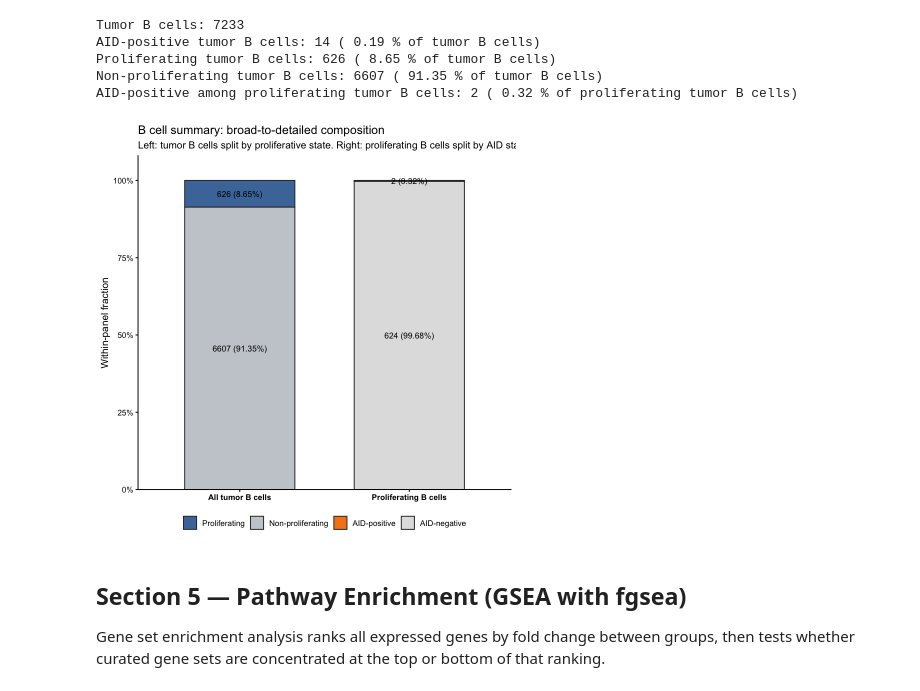
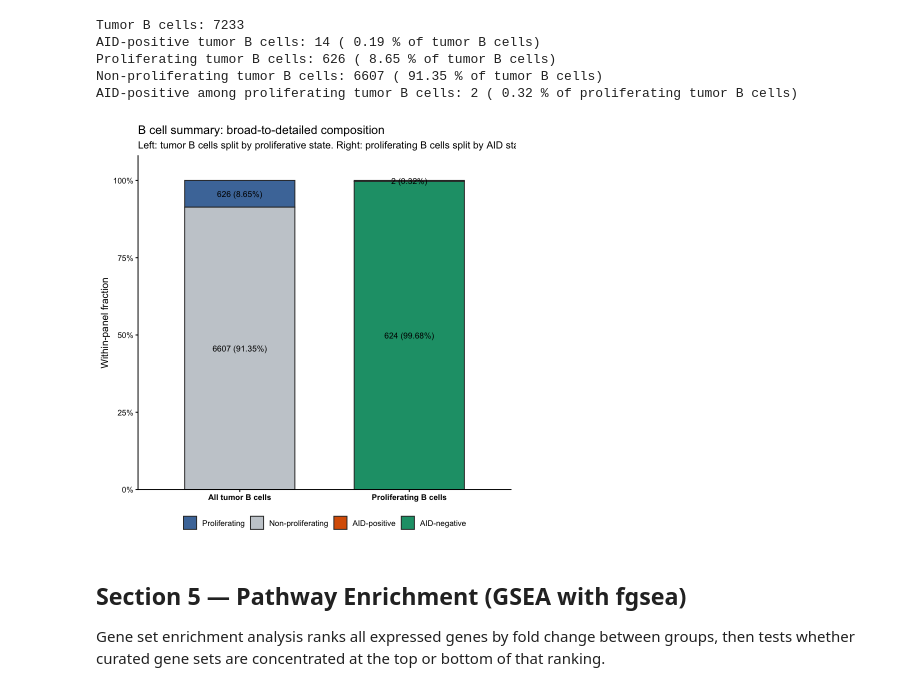
Before and after one commit to jsepulvedayanez/AID_CLL_single_cell, a Jupyter notebook: cell_annotation.ipynb, the cells around one changed output. Drawn from its saved outputs; the diff is of its cells as text; code cells hidden in the pictures.

Commit message:
update plot b cell

```diff
--- a/cell_annotation.ipynb
+++ b/cell_annotation.ipynb
@@ -302,36 +302,36 @@ bcell_plot_df <- bind_rows(bcell_broad_df, bcell_zoom_df)
 
 ggplot(bcell_plot_df, aes(x = panel, y = within_panel, fill = segment)) +
   geom_col(width = 0.65, color = "grey20") +
   geom_text(
     aes(label = label),
     position = position_stack(vjust = 0.5),
     size = 3.5,
     color = "black"
   ) +
   scale_fill_manual(values = c(
     "Proliferating" = "#4C78A8",
     "Non-proliferating" = "#C7CCD1",
-    "AID-positive" = "#F58518",
-    "AID-negative" = "#E0E0E0"
+    "AID-positive" = "#D95F02",
+    "AID-negative" = "#1B9E77"
   )) +
   scale_y_continuous(labels = function(x) paste0(x, "%"), expand = expansion(mult = c(0, 0.08))) +
   labs(
     title = "B cell summary: broad-to-detailed composition",
     subtitle = "Left: tumor B cells split by proliferative state. Right: proliferating B cells split by AID status.",
     x = NULL,
     y = "Within-panel fraction",
     fill = NULL
   ) +
   theme_classic(base_size = 12) +
   theme(
     legend.position = "bottom",
     legend.direction = "horizontal",
     strip.background = element_blank(),
     strip.text = element_text(face = "bold"),
     axis.text.x = element_text(face = "bold")
   )
 # %% [output]
-[figure, old version]
+[figure, new version]
 # %% [markdown]
 ## Section 5 — Pathway Enrichment (GSEA with fgsea)
 
```
